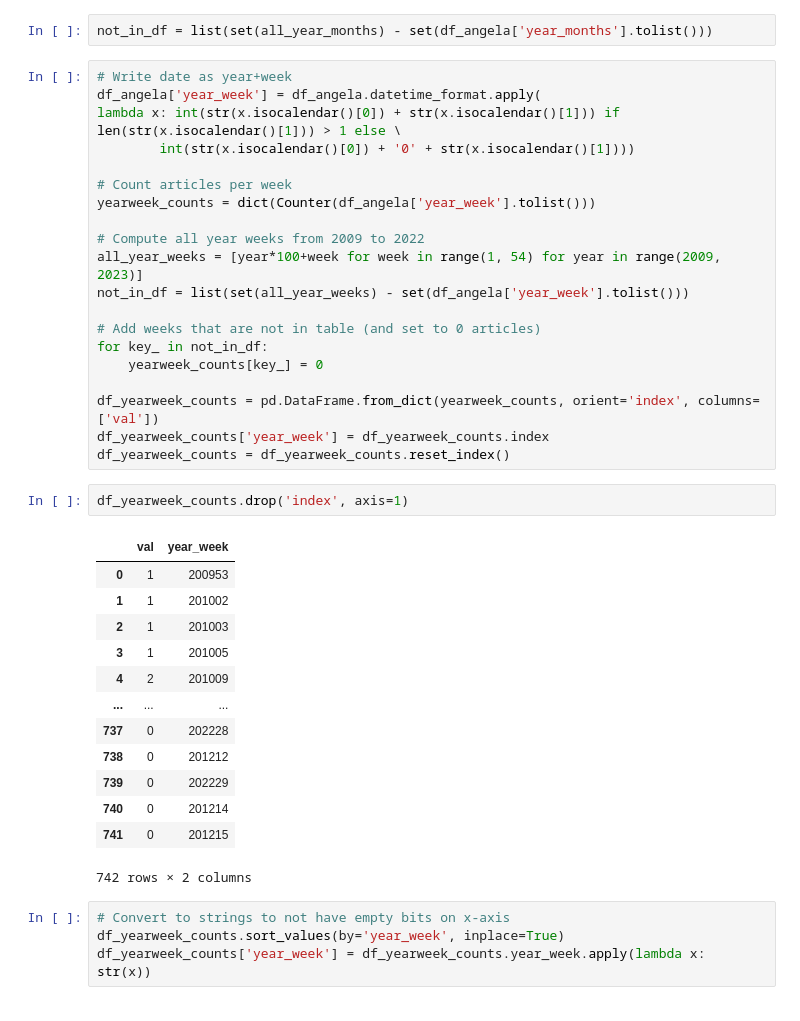
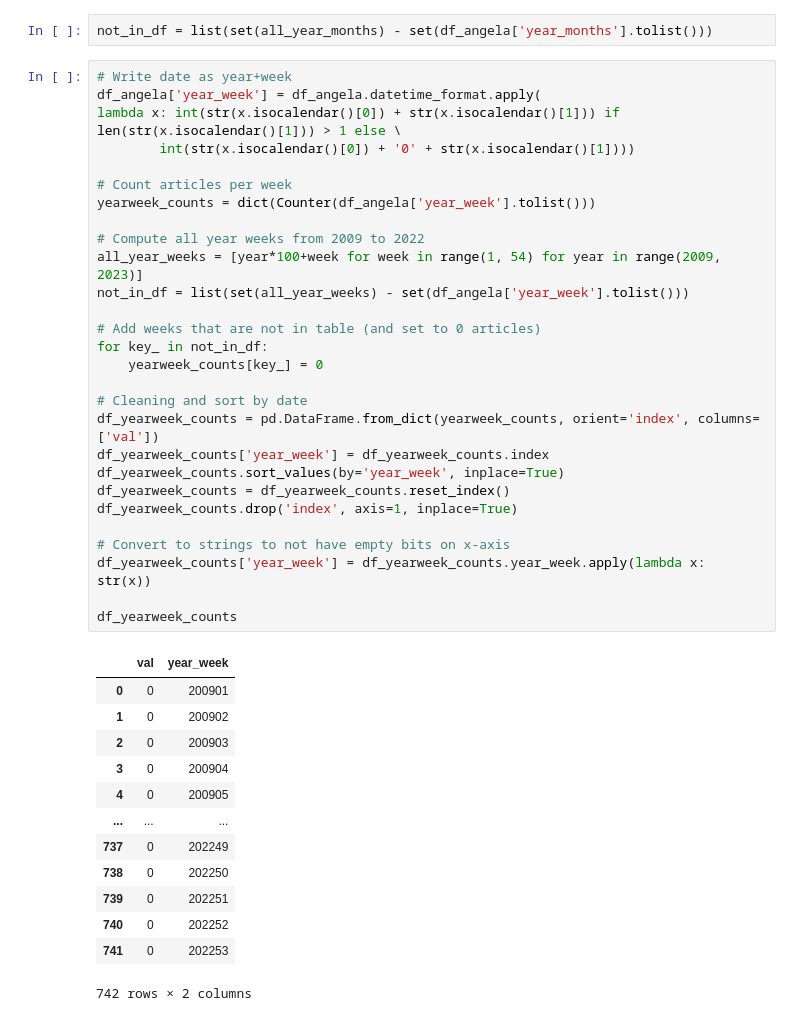
Before and after one commit to mariosakritas/NLP-methods-for-news-articles, a Jupyter notebook: notebooks/MD_keywords_to_timeseries.ipynb, the cells around one changed output. Cells and saved outputs as stored; diff of their text form.

```diff
--- a/notebooks/MD_keywords_to_timeseries.ipynb
+++ b/notebooks/MD_keywords_to_timeseries.ipynb
@@ -70,40 +70,42 @@ not_in_df = list(set(all_year_months) - set(df_angela['year_months'].tolist()))
 # %%
 # Write date as year+week
 df_angela['year_week'] = df_angela.datetime_format.apply(
 lambda x: int(str(x.isocalendar()[0]) + str(x.isocalendar()[1])) if len(str(x.isocalendar()[1])) > 1 else \
         int(str(x.isocalendar()[0]) + '0' + str(x.isocalendar()[1])))
 
 # Count articles per week
 yearweek_counts = dict(Counter(df_angela['year_week'].tolist()))
 
 # Compute all year weeks from 2009 to 2022
 all_year_weeks = [year*100+week for week in range(1, 54) for year in range(2009, 2023)]
 not_in_df = list(set(all_year_weeks) - set(df_angela['year_week'].tolist()))
 
 # Add weeks that are not in table (and set to 0 articles)
 for key_ in not_in_df:
     yearweek_counts[key_] = 0
 
+# Cleaning and sort by date
 df_yearweek_counts = pd.DataFrame.from_dict(yearweek_counts, orient='index', columns=['val'])
 df_yearweek_counts['year_week'] = df_yearweek_counts.index
+df_yearweek_counts.sort_values(by='year_week', inplace=True)
 df_yearweek_counts = df_yearweek_counts.reset_index()
+df_yearweek_counts.drop('index', axis=1, inplace=True)
+
+# Convert to strings to not have empty bits on x-axis
+df_yearweek_counts['year_week'] = df_yearweek_counts.year_week.apply(lambda x: str(x))
+
+df_yearweek_counts
+# %% [output]
+|  | val | year_week |
+| 0 | 0 | 200901 |
+| 1 | 0 | 200902 |
+| 2 | 0 | 200903 |
+| 3 | 0 | 200904 |
+| 4 | 0 | 200905 |
+| ... | ... | ... |
+| 737 | 0 | 202249 |
+| 738 | 0 | 202250 |
+| 739 | 0 | 202251 |
+| 740 | 0 | 202252 |
+| 741 | 0 | 202253 |
+742 rows × 2 columns
-# %%
-df_yearweek_counts.drop('index', axis=1)
-# %% [output]
-|  | val | year_week |
-| 0 | 1 | 200953 |
-| 1 | 1 | 201002 |
-| 2 | 1 | 201003 |
-| 3 | 1 | 201005 |
-| 4 | 2 | 201009 |
-| ... | ... | ... |
-| 737 | 0 | 202228 |
-| 738 | 0 | 201212 |
-| 739 | 0 | 202229 |
-| 740 | 0 | 201214 |
-| 741 | 0 | 201215 |
-742 rows × 2 columns
-# %%
-# Convert to strings to not have empty bits on x-axis
-df_yearweek_counts.sort_values(by='year_week', inplace=True)
-df_yearweek_counts['year_week'] = df_yearweek_counts.year_week.apply(lambda x: str(x))
```
Also changed, not shown: parts of 3 cells of this notebook.
